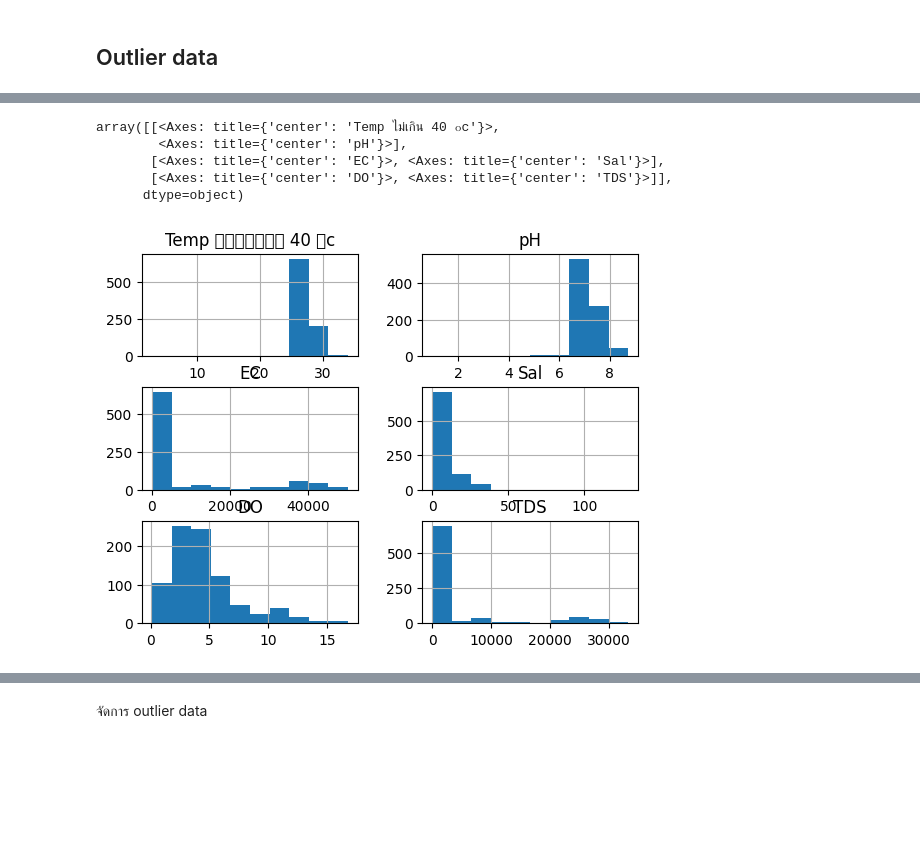
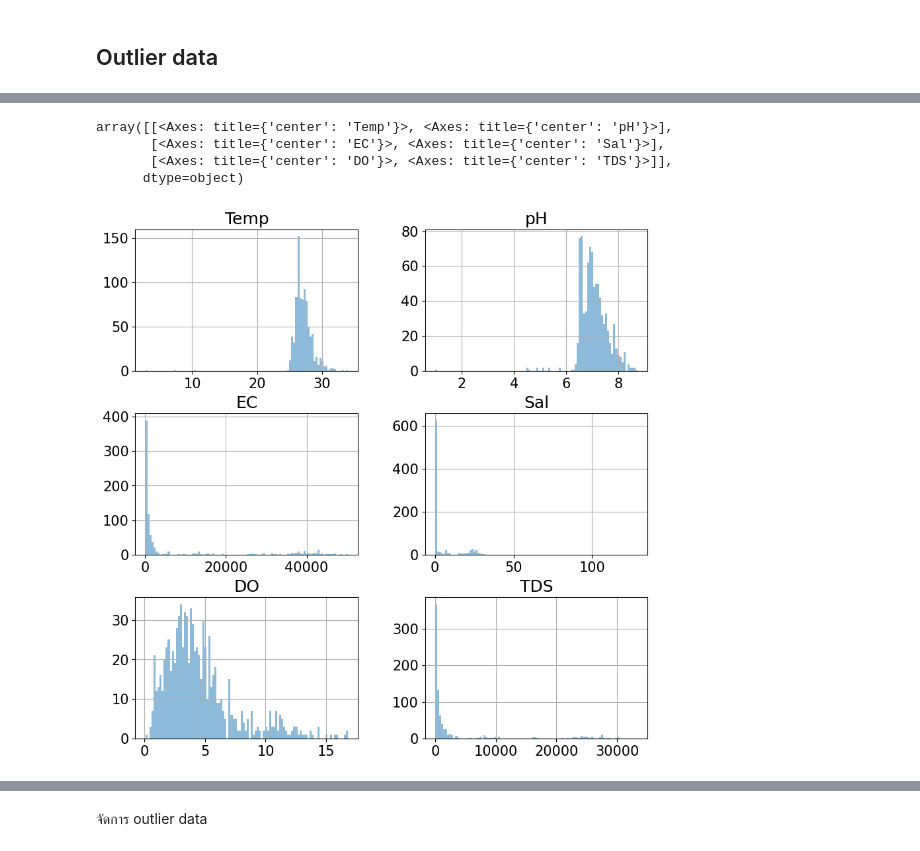
Before and after one commit to kittizz/water_quality_data_collection, a Jupyter notebook: water_quality_data_collection-v2-2.ipynb, the cells around one changed output, grey strips where cells are left out. Saved outputs shown, nothing was run; the diff lists cells and outputs as text; code cells hidden in the pictures; blank space fills up the shorter version.

```diff
--- a/water_quality_data_collection-v2-2.ipynb
+++ b/water_quality_data_collection-v2-2.ipynb
@@ -160,10 +165,10 @@ df.describe()
-# %%
-df.hist()
-# %% [output]
-array([[<Axes: title={'center': 'Temp ไม่เกิน 40 ๐c'}>,
-        <Axes: title={'center': 'pH'}>],
-       [<Axes: title={'center': 'EC'}>, <Axes: title={'center': 'Sal'}>],
-       [<Axes: title={'center': 'DO'}>, <Axes: title={'center': 'TDS'}>]],
-      dtype=object)
-[figure, removed]
+# %%
+df.loc[:, df.columns != 'Date'].hist(
+    figsize=(10, 10), bins=100, alpha=0.5,)
+# %% [output]
+array([[<Axes: title={'center': 'Temp'}>, <Axes: title={'center': 'pH'}>],
+       [<Axes: title={'center': 'EC'}>, <Axes: title={'center': 'Sal'}>],
+       [<Axes: title={'center': 'DO'}>, <Axes: title={'center': 'TDS'}>]],
+      dtype=object)
+[figure, added]
 # %%
```
Also changed, not shown: parts of 27 cells of this notebook, 1 other file.
